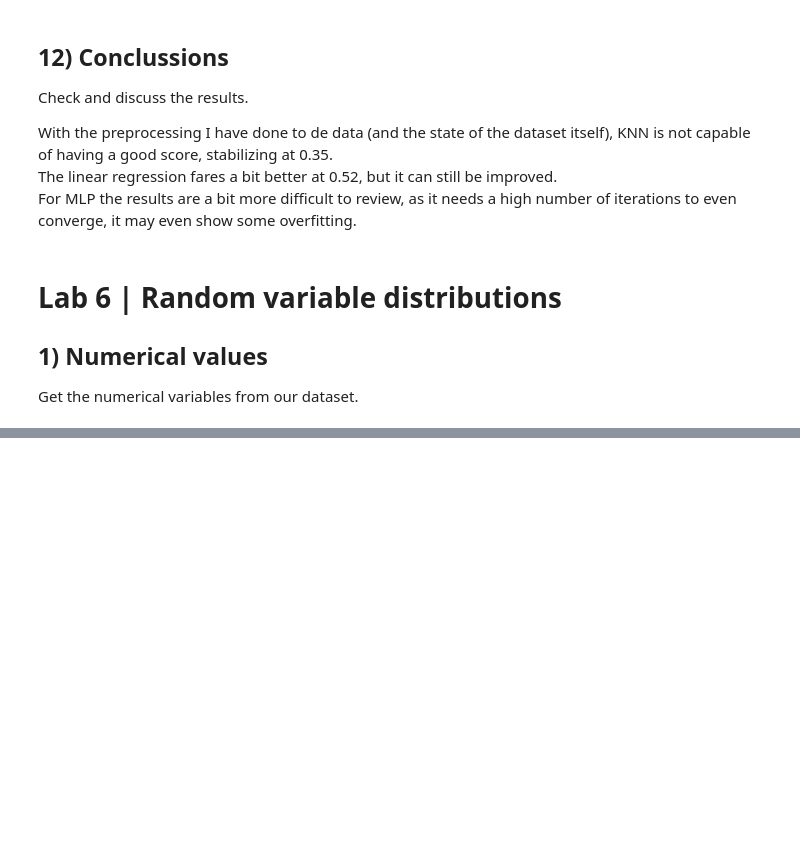
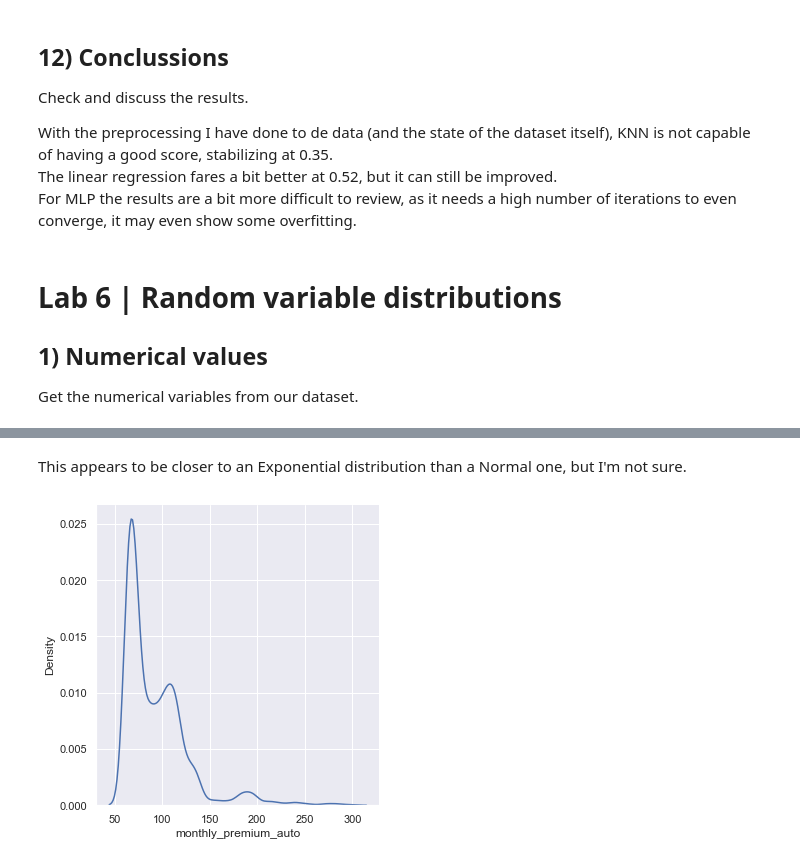
Before and after one commit to cargide/lab-cleaning-numerical-data, a Jupyter notebook: main_notebook.ipynb, the cells around one changed output, grey strips where cells are left out. Drawn from its saved outputs; the diff is of its cells as text; code cells hidden in the pictures; blank space fills up the shorter version.

```diff
--- a/main_notebook.ipynb
+++ b/main_notebook.ipynb
@@ -1314,0 +1331,7 @@ numerical
+# %% [markdown]
+This appears to be closer to an Exponential distribution than a Normal one, but I'm not sure.
+# %%
+sns.displot(x='monthly_premium_auto', data=numerical2, kind='kde')
+plt.show()
+# %% [output]
+[figure, added]
```
Also changed, not shown: parts of 25 cells of this notebook.
